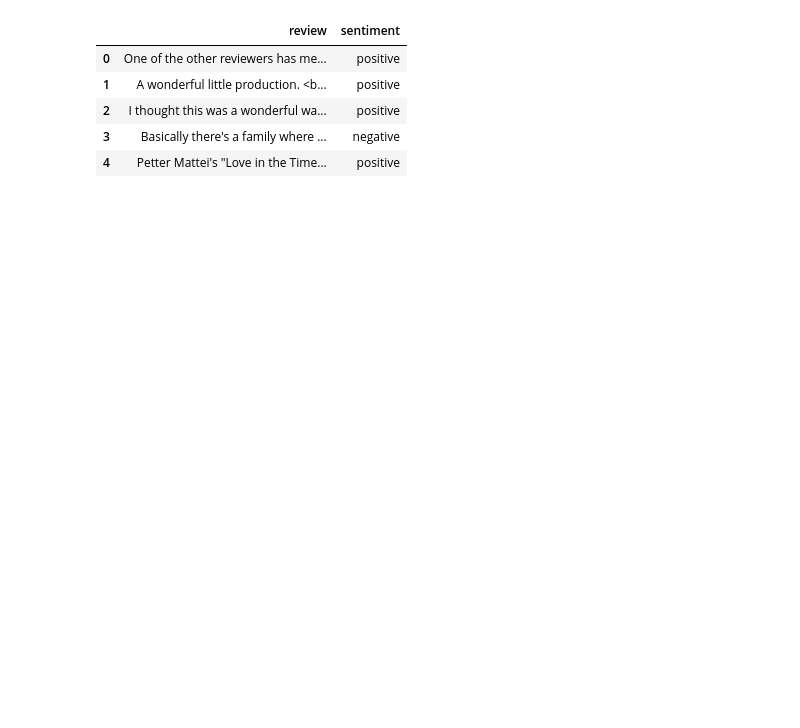
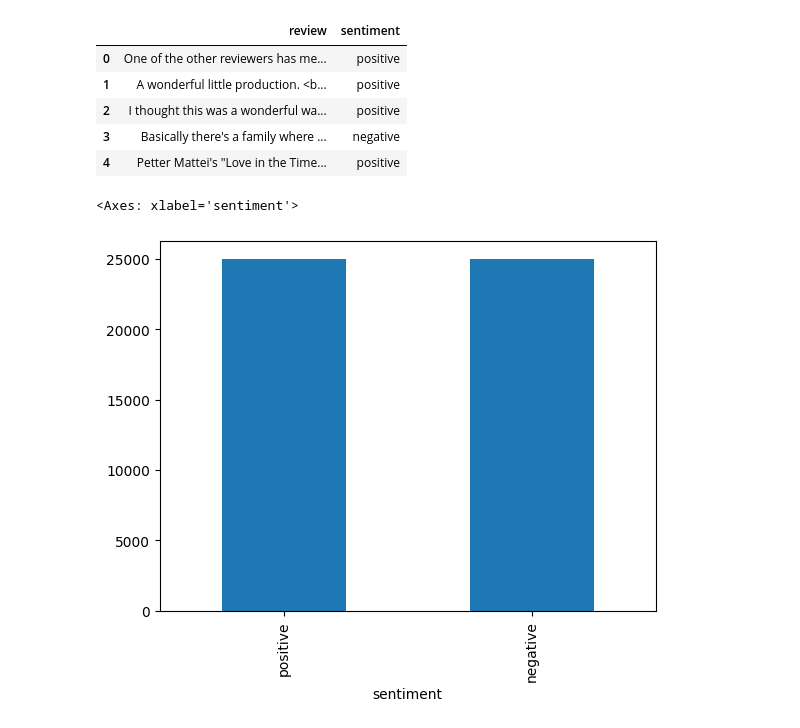
Before and after one commit to Md-Maruf-1727/Machine-Learning-Algorithms, a Jupyter notebook: Natural Language Processing (NLP)/pactice model/code.ipynb, the cells around one changed output. Drawn from its saved outputs; the diff is of its cells as text; code cells hidden in the pictures; blank space fills up the shorter version.

```diff
--- a/Natural Language Processing (NLP)/pactice model/code.ipynb
+++ b/Natural Language Processing (NLP)/pactice model/code.ipynb
@@ -11,3 +15,8 @@ df.head()
 | 2 | I thought this was a wonderful wa... | positive |
 | 3 | Basically there's a family where ... | negative |
 | 4 | Petter Mattei's "Love in the Time... | positive |
+# %%
+df['sentiment'].value_counts().plot(kind="bar")
+# %% [output]
+<Axes: xlabel='sentiment'>
+[figure, added]
```
Also changed, not shown: parts of 7 cells of this notebook, 1 other file.
